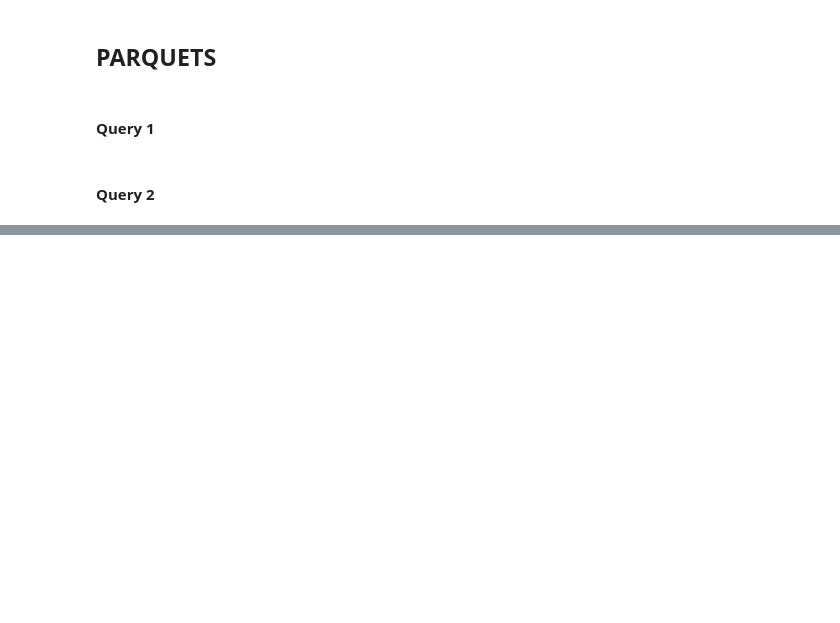
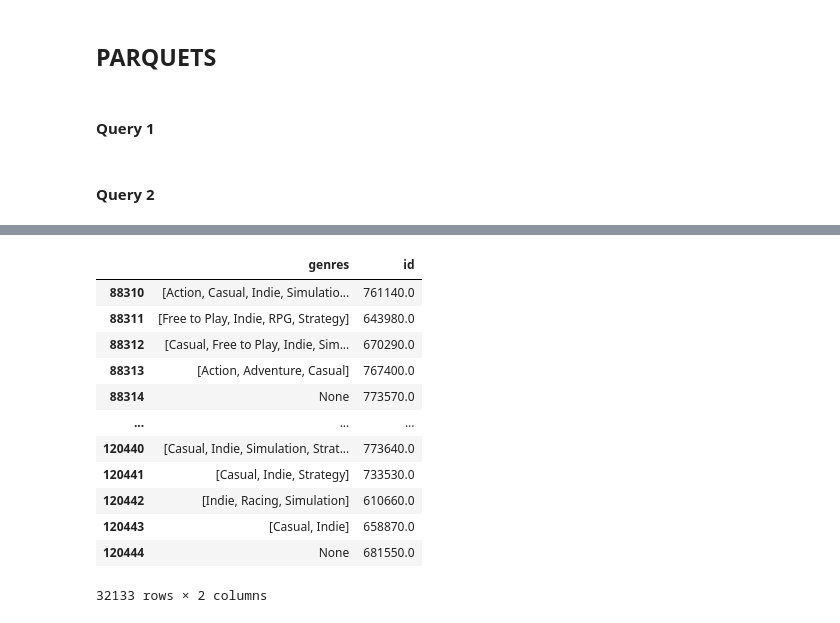
Before and after one commit to ChirixC/Steam-ML-OPS-Recommendations, a Jupyter notebook: data_extraction.ipynb, the cells around one changed output, grey strips where cells are left out. Drawn from its saved outputs; the diff is of its cells as text; code cells hidden in the pictures; blank space fills up the shorter version.

Commit message:
modified:   __pycache__/api.cpython-311.pyc 	modified:   api.py 	modified:   data_extraction.ipynb 	new file:   genre_grouped.parquet

```diff
--- a/data_extraction.ipynb
+++ b/data_extraction.ipynb
@@ -554,0 +492,23 @@ entra4
+# %%
+steam_games_df
+query3_steam_df = steam_games_df[['genres','id']]
+query3_steam_df
+
+user_items_df
+query3_user_items_df = user_items_df[['user_id','items']]
+# query3_user_items_df
+query3_steam_df
+# %% [output]
+|  | genres | id |
+| 88310 | [Action, Casual, Indie, Simulatio... | 761140.0 |
+| 88311 | [Free to Play, Indie, RPG, Strategy] | 643980.0 |
+| 88312 | [Casual, Free to Play, Indie, Sim... | 670290.0 |
+| 88313 | [Action, Adventure, Casual] | 767400.0 |
+| 88314 | None | 773570.0 |
+| ... | ... | ... |
+| 120440 | [Casual, Indie, Simulation, Strat... | 773640.0 |
+| 120441 | [Casual, Indie, Strategy] | 733530.0 |
+| 120442 | [Indie, Racing, Simulation] | 610660.0 |
+| 120443 | [Casual, Indie] | 658870.0 |
+| 120444 | None | 681550.0 |
+32133 rows × 2 columns
```
Also changed, not shown: parts of 21 cells of this notebook, 2 other files.
